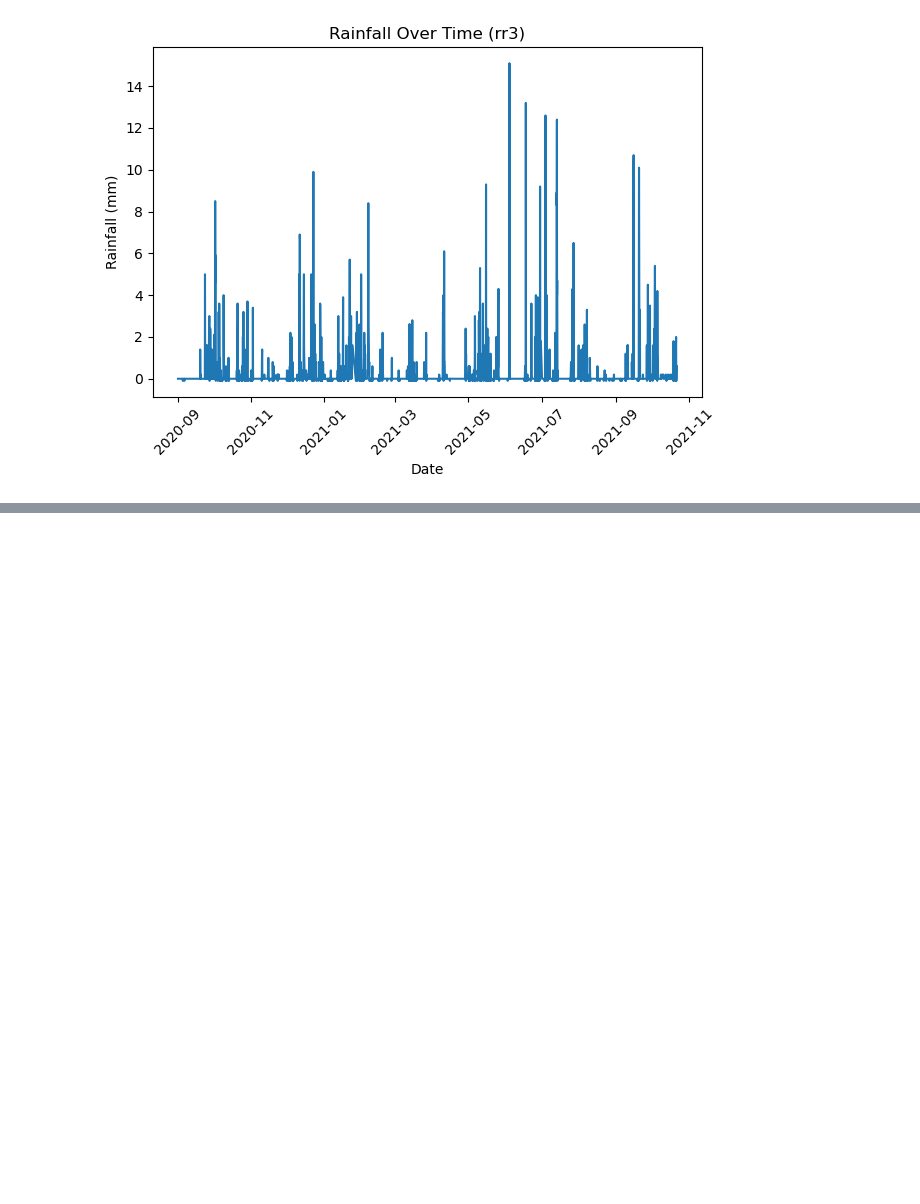
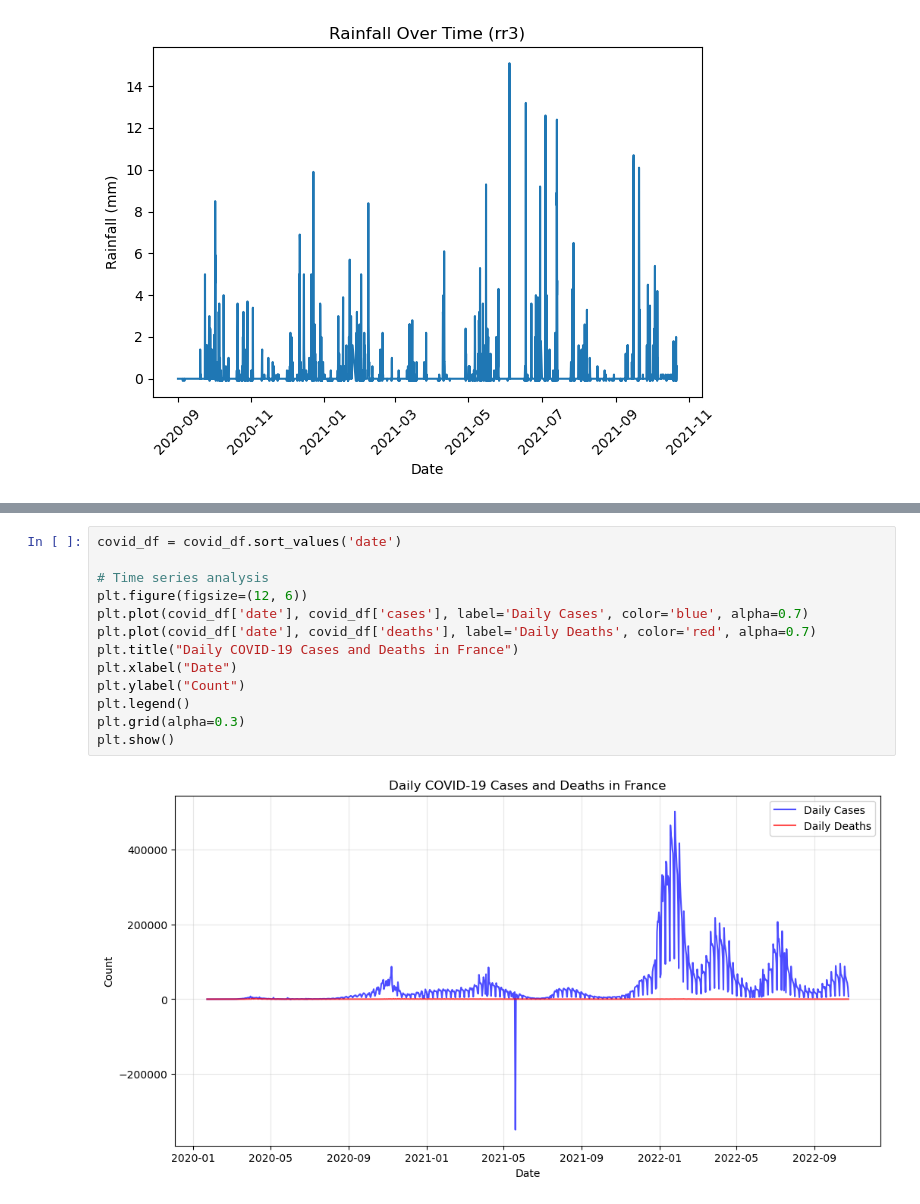
Before and after one commit to magdalenajankowska/tools_for_ds, a Jupyter notebook: EDA.ipynb, the cells around one changed output, grey strips where cells are left out. Cells and saved outputs as stored; diff of their text form; blank space fills up the shorter version.

```diff
--- a/EDA.ipynb
+++ b/EDA.ipynb
@@ -302,0 +371,15 @@ plt.show()
+# %%
+covid_df = covid_df.sort_values('date')
+
+# Time series analysis
+plt.figure(figsize=(12, 6))
+plt.plot(covid_df['date'], covid_df['cases'], label='Daily Cases', color='blue', alpha=0.7)
+plt.plot(covid_df['date'], covid_df['deaths'], label='Daily Deaths', color='red', alpha=0.7)
+plt.title("Daily COVID-19 Cases and Deaths in France")
+plt.xlabel("Date")
+plt.ylabel("Count")
+plt.legend()
+plt.grid(alpha=0.3)
+plt.show()
+# %% [output]
+[figure, added]
```
Also changed, not shown: parts of 24 cells of this notebook.
